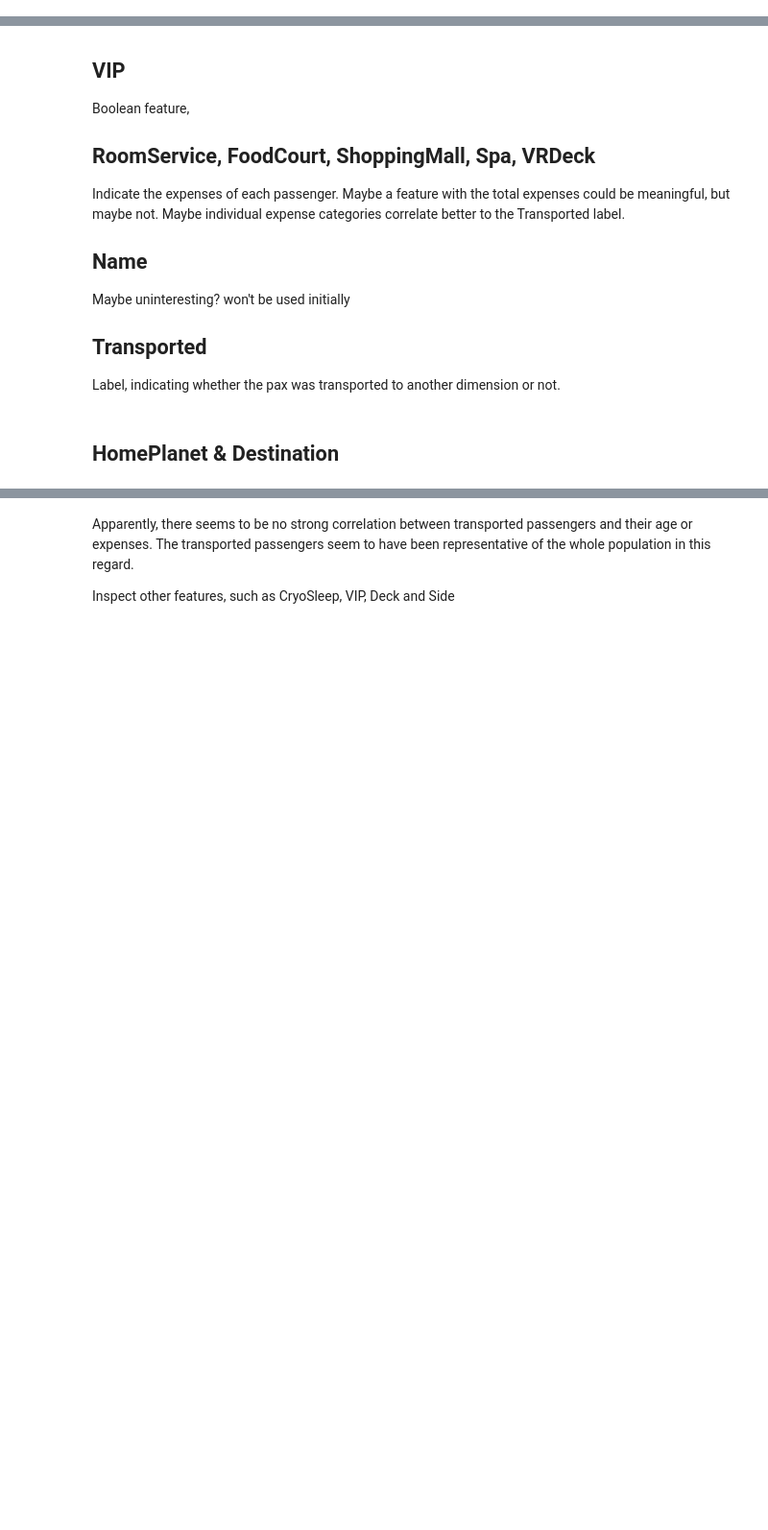
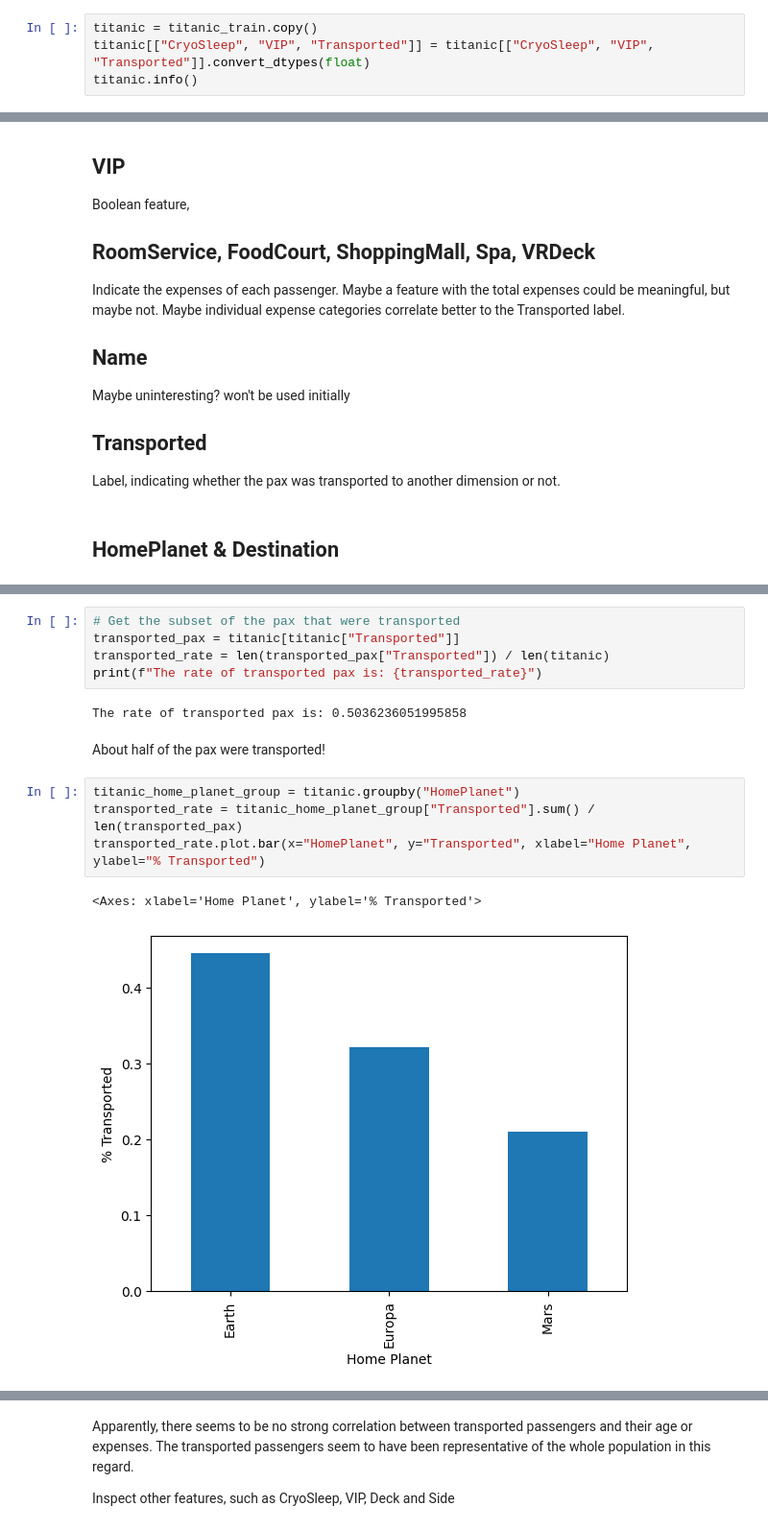
Before and after one commit to aarangop/ml-learning-projects, a Jupyter notebook: spaceship_titanic/spaceship_titanic.ipynb, the cells around one changed output, grey strips where cells are left out. Shown at 96% size. Drawn from its saved outputs; the diff is of its cells as text; blank space fills up the shorter version.

```diff
--- a/spaceship_titanic/spaceship_titanic.ipynb
+++ b/spaceship_titanic/spaceship_titanic.ipynb
@@ -92,0 +90,4 @@ titanic = titanic_train.copy()
+# %%
+titanic = titanic_train.copy()
+titanic[["CryoSleep", "VIP", "Transported"]] = titanic[["CryoSleep", "VIP", "Transported"]].convert_dtypes(float)
+titanic.info()
@@ -144,0 +167,16 @@ cat_imputer.fit(titanic["HomePlanet"])
+# %%
+# Get the subset of the pax that were transported
+transported_pax = titanic[titanic["Transported"]]
+transported_rate = len(transported_pax["Transported"]) / len(titanic)
+print(f"The rate of transported pax is: {transported_rate}")
+# %% [output]
+The rate of transported pax is: 0.5036236051995858
+# %% [markdown]
+About half of the pax were transported!
+# %%
+titanic_home_planet_group = titanic.groupby("HomePlanet")
+transported_rate = titanic_home_planet_group["Transported"].sum() / len(transported_pax)
+transported_rate.plot.bar(x="HomePlanet", y="Transported", xlabel="Home Planet", ylabel="% Transported")
+# %% [output]
+<Axes: xlabel='Home Planet', ylabel='% Transported'>
+[figure, added]
```
Also changed, not shown: parts of 41 cells of this notebook, 1 other file.
